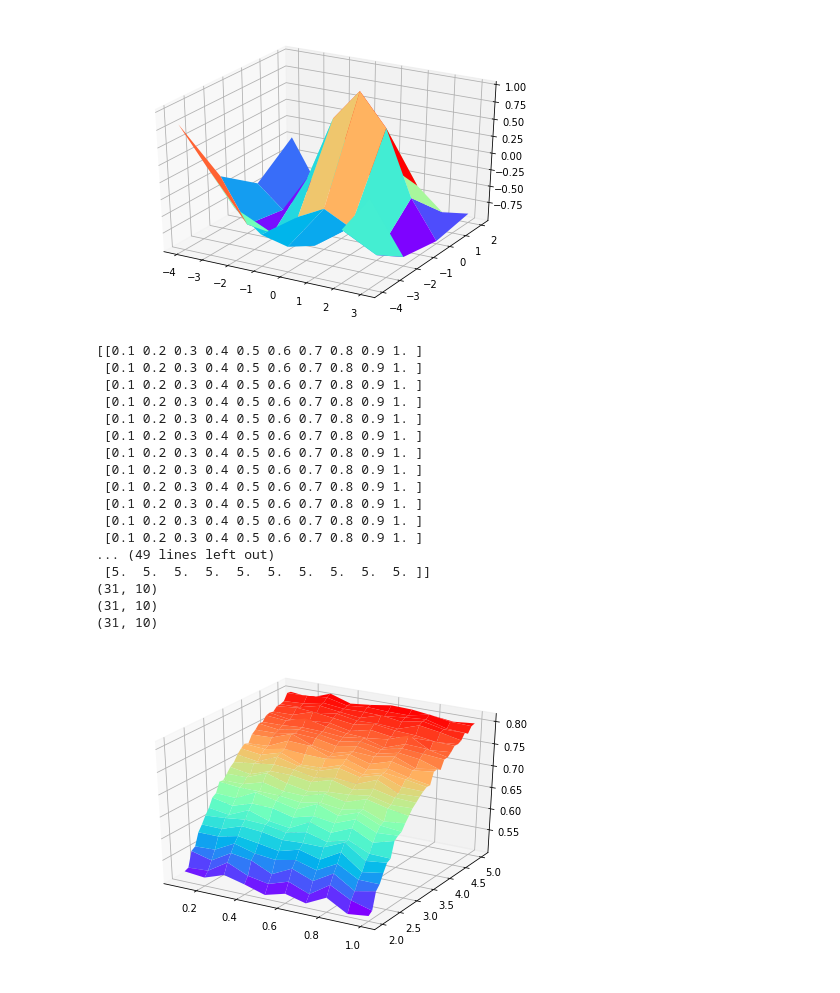
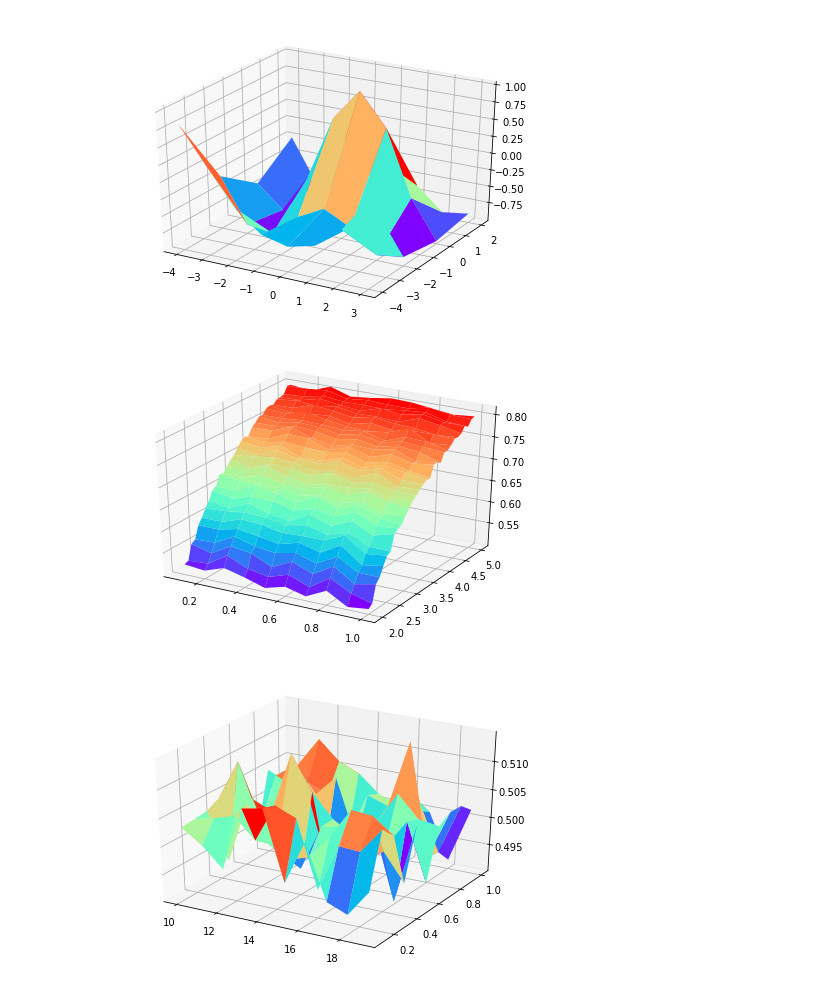
Before and after one commit to yundongmao/simulation_gametheory, a Jupyter notebook: Visualization.ipynb, the cells around one changed output. Cells and saved outputs as stored; diff of their text form; code cells hidden in the pictures.

```diff
--- a/Visualization.ipynb
+++ b/Visualization.ipynb
@@ -46,7 +46,10 @@ plt.show()
 [figure]
 # %%
 import json
+import numpy as np
+import matplotlib.pyplot as plt
 import collections
+from mpl_toolkits.mplot3d import Axes3D
 f = open("simulation_0001")
 lines = f.readlines()
 f.close()
@@ -65,11 +68,11 @@ X = np.array(X)
 Y = np.array(Y)
 Z = np.array(Z)
 X, Y = np.meshgrid(X, Y)
-print X
-print Y
-print Z.shape
-print X.shape
-print Y.shape
+# print X
+# print Y
+# print Z.shape
+# print X.shape
+# print Y.shape
 
 
 from mpl_toolkits.mplot3d import Axes3D
@@ -84,21 +87,45 @@ plt.show()
 ax.plot_surface(X, Y, Z, rstride=1, cstride=1, cmap='rainbow')
 plt.show()
 # %% [output]
-[[0.1 0.2 0.3 0.4 0.5 0.6 0.7 0.8 0.9 1. ]
- [0.1 0.2 0.3 0.4 0.5 0.6 0.7 0.8 0.9 1. ]
- [0.1 0.2 0.3 0.4 0.5 0.6 0.7 0.8 0.9 1. ]
- [0.1 0.2 0.3 0.4 0.5 0.6 0.7 0.8 0.9 1. ]
- [0.1 0.2 0.3 0.4 0.5 0.6 0.7 0.8 0.9 1. ]
- [0.1 0.2 0.3 0.4 0.5 0.6 0.7 0.8 0.9 1. ]
- [0.1 0.2 0.3 0.4 0.5 0.6 0.7 0.8 0.9 1. ]
- [0.1 0.2 0.3 0.4 0.5 0.6 0.7 0.8 0.9 1. ]
- [0.1 0.2 0.3 0.4 0.5 0.6 0.7 0.8 0.9 1. ]
- [0.1 0.2 0.3 0.4 0.5 0.6 0.7 0.8 0.9 1. ]
- [0.1 0.2 0.3 0.4 0.5 0.6 0.7 0.8 0.9 1. ]
- [0.1 0.2 0.3 0.4 0.5 0.6 0.7 0.8 0.9 1. ]
-... (49 lines left out)
- [5.  5.  5.  5.  5.  5.  5.  5.  5.  5. ]]
-(31, 10)
-(31, 10)
-(31, 10)
 [figure]
+# %%
+import json
+import numpy as np
+import matplotlib.pyplot as plt
+import collections
+from mpl_toolkits.mplot3d import Axes3D
+f = open("simulation_WattsStrogatz")
+lines = f.readlines()
+f.close()
+point = collections.defaultdict(dict)
+for line in lines:
+    m = json.loads(line)
+    point[m["size"]][m["B"]] = m["fixation_prob"]
+
+X = sorted(point.keys())
+Y = sorted(point[X[0]].keys())
+Z = [[] for i in range(len(Y))]
+for x in point:
+    for i,y in enumerate( sorted(point[x].keys())):
+        Z[i].append(point[x][y])
+X = np.array(X)
+Y = np.array(Y)
+Z = np.array(Z)
+X, Y = np.meshgrid(X, Y)
+# print X
+# print Y
+# print Z.shape
+# print X.shape
+# print Y.shape
+
+
+from mpl_toolkits.mplot3d import Axes3D
+
+fig = plt.figure()
+ax = Axes3D(fig)
+
+ax.plot_surface(X, Y, Z, rstride=1, cstride=1, cmap='rainbow')
+
+plt.show()
+# %% [output]
+[figure, added]
```
Also changed, not shown: parts of 1 cell of this notebook.
